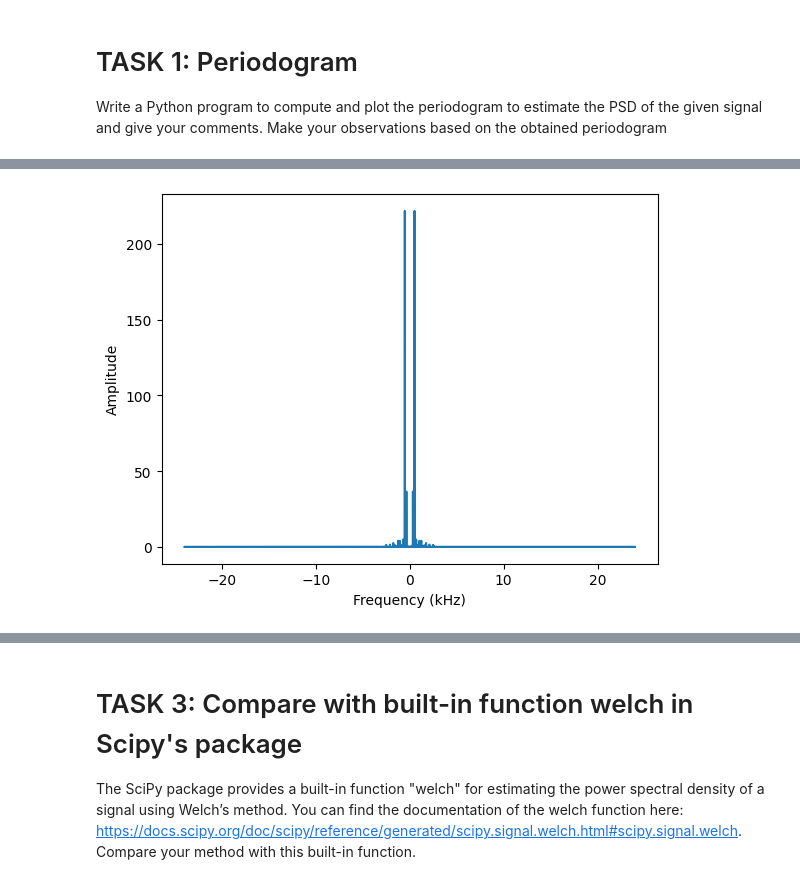
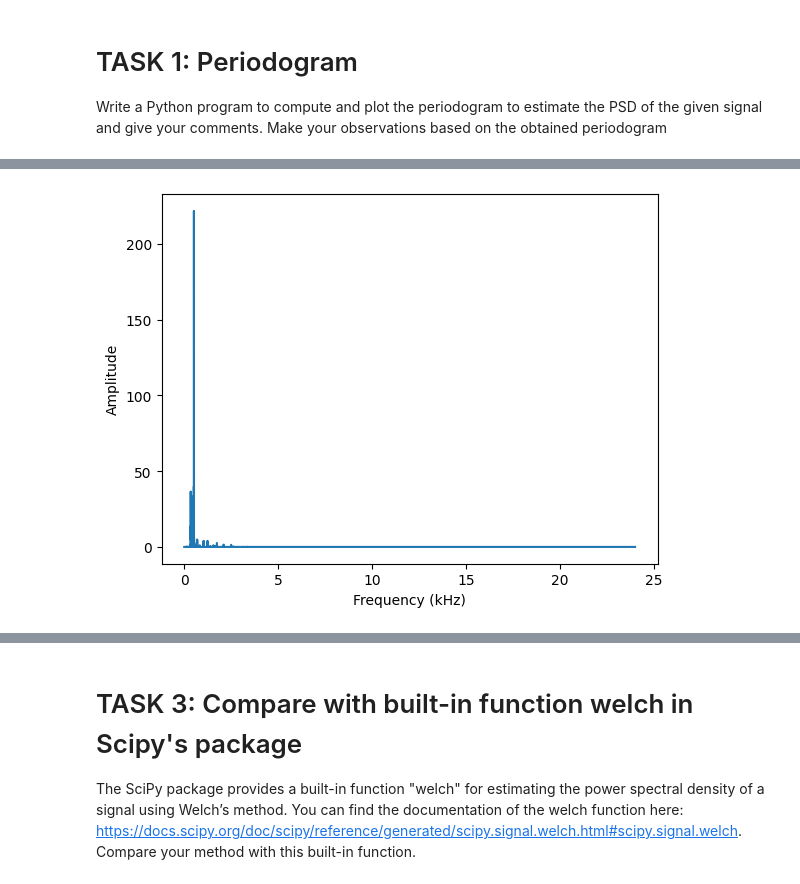
Before and after one commit to ruadhanmacgiollaphadraig-ucd/ASP_Assignment1, a Jupyter notebook: Assignment1.ipynb, the cells around one changed output, grey strips where cells are left out. Drawn from its saved outputs; the diff is of its cells as text; code cells hidden in the pictures.

```diff
--- a/Assignment1.ipynb
+++ b/Assignment1.ipynb
@@ -34,14 +58,15 @@ Write a Python program to compute and plot the periodogram to estimate the PSD o
 # %%
-X = np.fft.fft(data) # Obtain the DFT of x
+X = np.fft.rfft(data) # Obtain the DFT of x
 
 X_mag = np.abs(X) # Obtain the magnitude of each frequency bin. Since the result of fft is complex.
 
 S_xx = (1/N) * (X_mag**2) # Periodogram formula
-freqs = np.fft.fftfreq(N, 1/Fs)
+# freqs = (Fs/N)*np.arange(N//2 + 1)
+freqs = np.fft.rfftfreq(N, d=1/Fs)
 
 plt.plot(freqs/1000, S_xx)
 plt.xlabel('Frequency (kHz)')
 plt.ylabel('Amplitude')
 plt.show()
 # %% [output]
-[figure, old version]
+[figure, new version]
```
Also changed, not shown: parts of 17 cells of this notebook.
